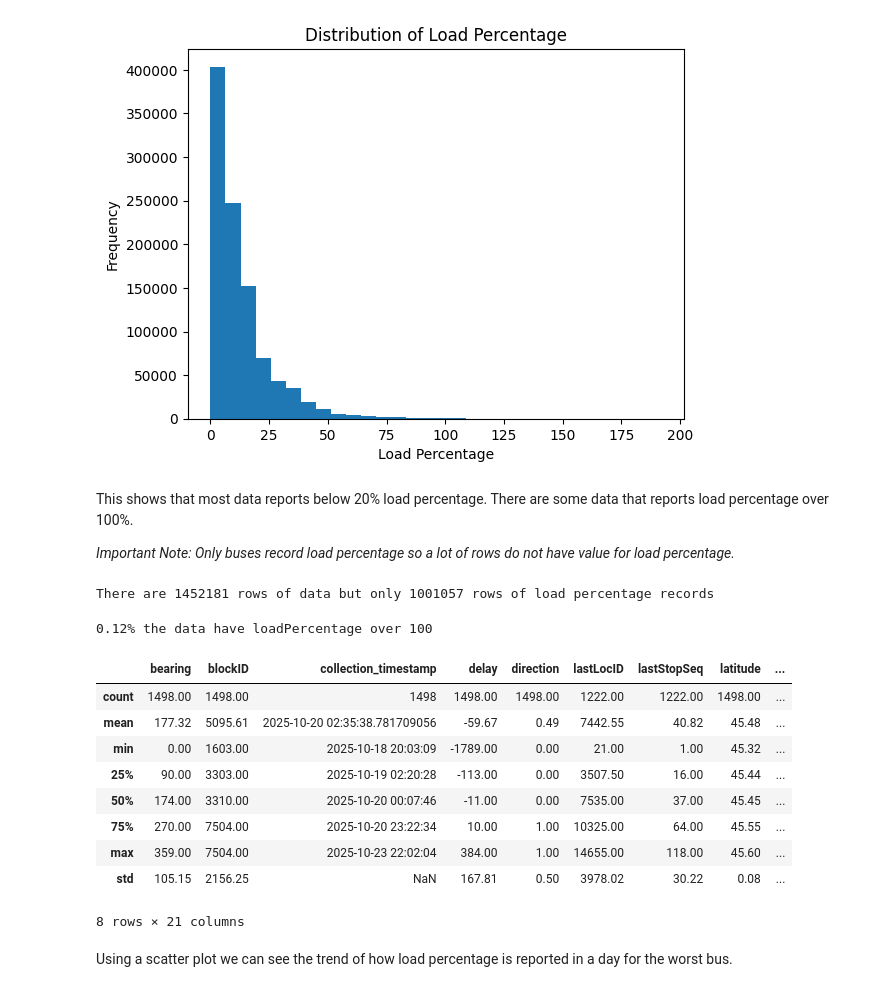
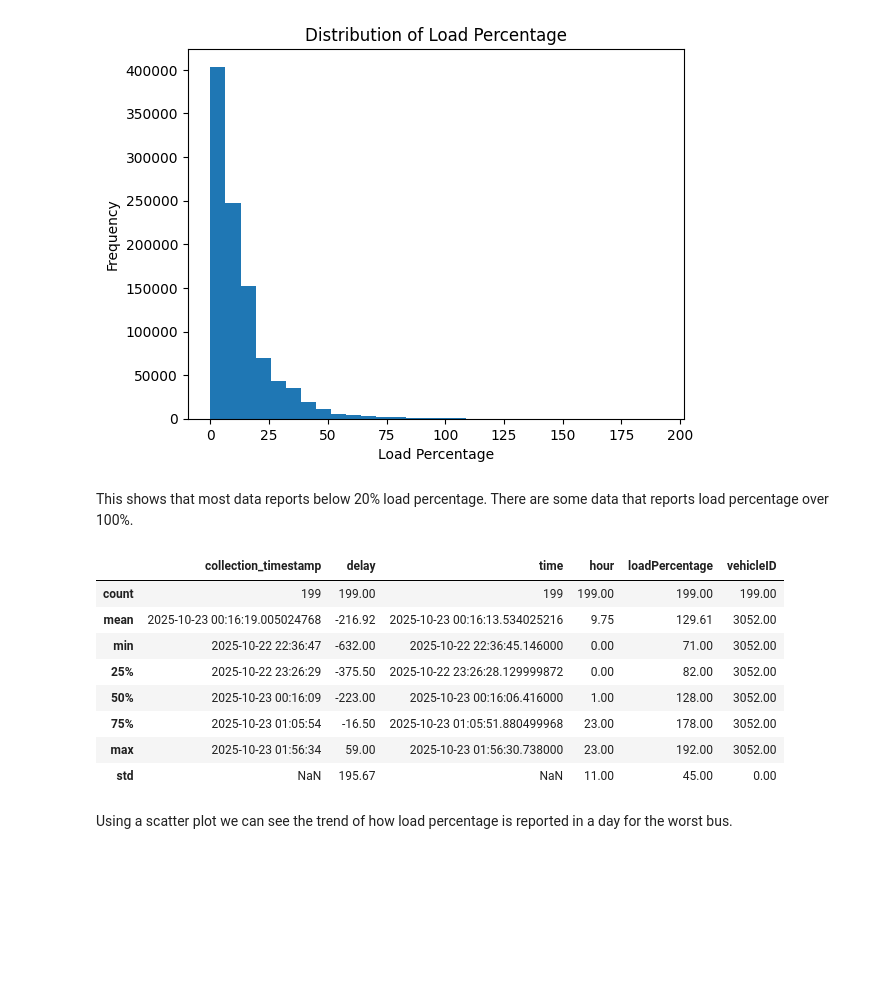
Before and after one commit to dvan2/trimet_data_project, a Jupyter notebook: notebooks/trimet.ipynb, the cells around one changed output. Saved outputs shown, nothing was run; the diff lists cells and outputs as text; code cells hidden in the pictures; blank space fills up the shorter version.

```diff
--- a/notebooks/trimet.ipynb
+++ b/notebooks/trimet.ipynb
@@ -465,43 +454,21 @@ Text(0.5, 1.0, 'Distribution of Load Percentage')
 # %% [markdown]
 This shows that most data reports below 20% load percentage.
 There are some data that reports load percentage over 100%.
-
-*Important Note: Only buses record load percentage so a lot of rows do not have value for load percentage.*
-# %%
-total_load_count = df['loadPercentage'].count()
-print(f'There are {len(df)} rows of data but only {total_load_count} rows of load percentage records')
-# %% [output]
-There are 1452181 rows of data but only 1001057 rows of load percentage records
-# %%
-load_cut_off = 100
-bad_load = ((df['loadPercentage'] > 100).sum() / total_load_count) * 100
-
-# Let's look into the vehicle with the worst bus load error reports
-
-print(f'{bad_load:.2f}% the data have loadPercentage over 100')
-bad_vehicle_load = (
-    df[df['loadPercentage'] > 100]
-    .groupby('vehicleID')['loadPercentage']
-    .count()
-    .sort_values(ascending=False)
-)
-
-worst_load = bad_vehicle_load.index[0]
-# extract only the vehicle with worst load
-df_worst_load = df[df['vehicleID'] == worst_load]
-df_worst_load.describe()
-# %% [output]
-0.12% the data have loadPercentage over 100
-|  | bearing | blockID | collection_timestamp | delay | direction | lastLocID | lastStopSeq | latitude | ... |
-| count | 1498.00 | 1498.00 | 1498 | 1498.00 | 1498.00 | 1222.00 | 1222.00 | 1498.00 | ... |
-| mean | 177.32 | 5095.61 | 2025-10-20 02:35:38.781709056 | -59.67 | 0.49 | 7442.55 | 40.82 | 45.48 | ... |
-| min | 0.00 | 1603.00 | 2025-10-18 20:03:09 | -1789.00 | 0.00 | 21.00 | 1.00 | 45.32 | ... |
-| 25% | 90.00 | 3303.00 | 2025-10-19 02:20:28 | -113.00 | 0.00 | 3507.50 | 16.00 | 45.44 | ... |
-| 50% | 174.00 | 3310.00 | 2025-10-20 00:07:46 | -11.00 | 0.00 | 7535.00 | 37.00 | 45.45 | ... |
-| 75% | 270.00 | 7504.00 | 2025-10-20 23:22:34 | 10.00 | 1.00 | 10325.00 | 64.00 | 45.55 | ... |
-| max | 359.00 | 7504.00 | 2025-10-23 22:02:04 | 384.00 | 1.00 | 14655.00 | 118.00 | 45.60 | ... |
-| std | 105.15 | 2156.25 | NaN | 167.81 | 0.50 | 3978.02 | 30.22 | 0.08 | ... |
-8 rows × 21 columns
+# %%
+load_cut_off = 100
+bad_load = ((df['loadPercentage'] > 100).sum() / len(df)) * 100
+
+df_highest_load.describe()
+# %% [output]
+|  | collection_timestamp | delay | time | hour | loadPercentage | vehicleID |
+| count | 199 | 199.00 | 199 | 199.00 | 199.00 | 199.00 |
+| mean | 2025-10-23 00:16:19.005024768 | -216.92 | 2025-10-23 00:16:13.534025216 | 9.75 | 129.61 | 3052.00 |
+| min | 2025-10-22 22:36:47 | -632.00 | 2025-10-22 22:36:45.146000 | 0.00 | 71.00 | 3052.00 |
+| 25% | 2025-10-22 23:26:29 | -375.50 | 2025-10-22 23:26:28.129999872 | 0.00 | 82.00 | 3052.00 |
+| 50% | 2025-10-23 00:16:09 | -223.00 | 2025-10-23 00:16:06.416000 | 1.00 | 128.00 | 3052.00 |
+| 75% | 2025-10-23 01:05:54 | -16.50 | 2025-10-23 01:05:51.880499968 | 23.00 | 178.00 | 3052.00 |
+| max | 2025-10-23 01:56:34 | 59.00 | 2025-10-23 01:56:30.738000 | 23.00 | 192.00 | 3052.00 |
+| std | NaN | 195.67 | NaN | 11.00 | 45.00 | 0.00 |
 # %% [markdown]
 Using a scatter plot we can see the trend of how load percentage is reported in a day for the worst bus.
 # %%
```
Also changed, not shown: parts of 24 cells of this notebook.
